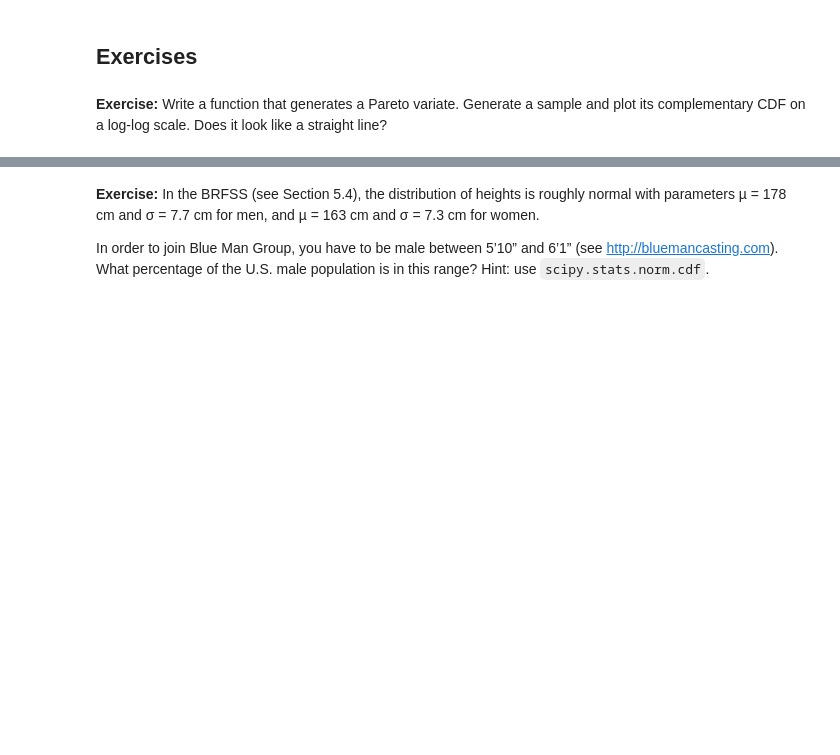
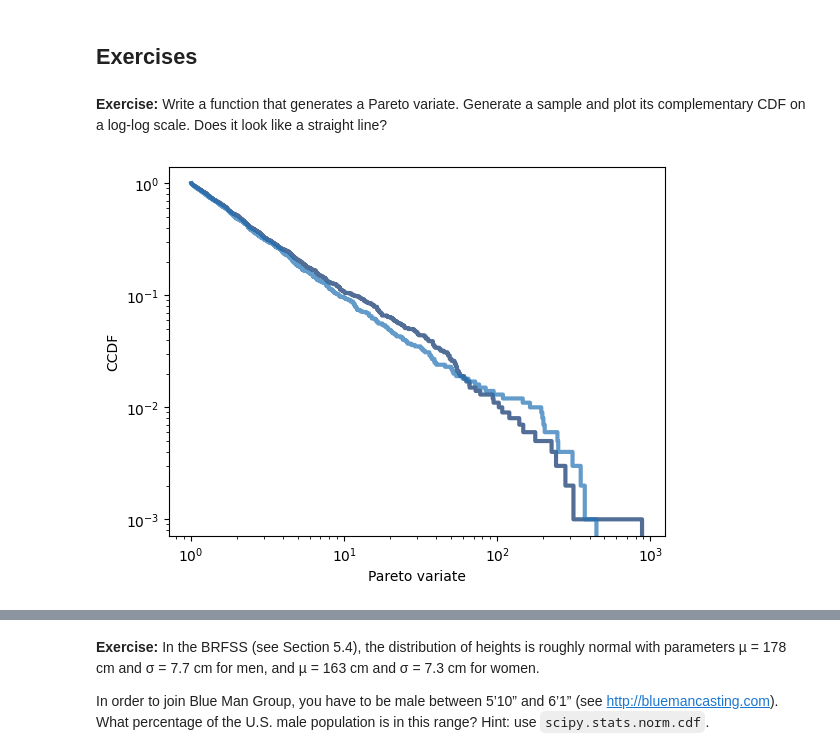
Before and after one commit to duukv/ThinkStats2, a Jupyter notebook: code/chap05ex.ipynb, the cells around one changed output, grey strips where cells are left out. Drawn from its saved outputs; the diff is of its cells as text; code cells hidden in the pictures; blank space fills up the shorter version.

```diff
--- a/code/chap05ex.ipynb
+++ b/code/chap05ex.ipynb
@@ -403,6 +403,23 @@ A straight line is consistent with an exponential distribution.
 ## Exercises
 # %% [markdown]
 **Exercise:** Write a function that generates a Pareto variate. Generate a sample and plot its complementary CDF on a log-log scale. Does it look like a straight line?
+# %%
+#equation for x is correct, equation for x2 is to proof that bing chat is wrong
+def pareto_variate(x_m, alpha, size):
+    p = np.random.random(size)
+    x = x_m*(1-p)**(-1/alpha)
+    x2 = x_m / (p**(1/alpha))
+    return x, x2
+pareto_sample, pareto_sample2 = pareto_variate(1,1,1000)
+cdf = thinkstats2.Cdf(pareto_sample)
+cdf2 = thinkstats2.Cdf(pareto_sample2)
+
+thinkplot.Cdf(cdf, complement=True)
+thinkplot.Cdf(cdf2, complement=True)
+
+thinkplot.Config(xlabel="Pareto variate", ylabel="CCDF", yscale="log", xscale='log')
+# %% [output]
+[figure, added]
 # %%
 def pareto_variate(x_m, alpha, size):
     p = np.random.random(size)
```
Also changed, not shown: parts of 26 cells of this notebook, 2 other files.
